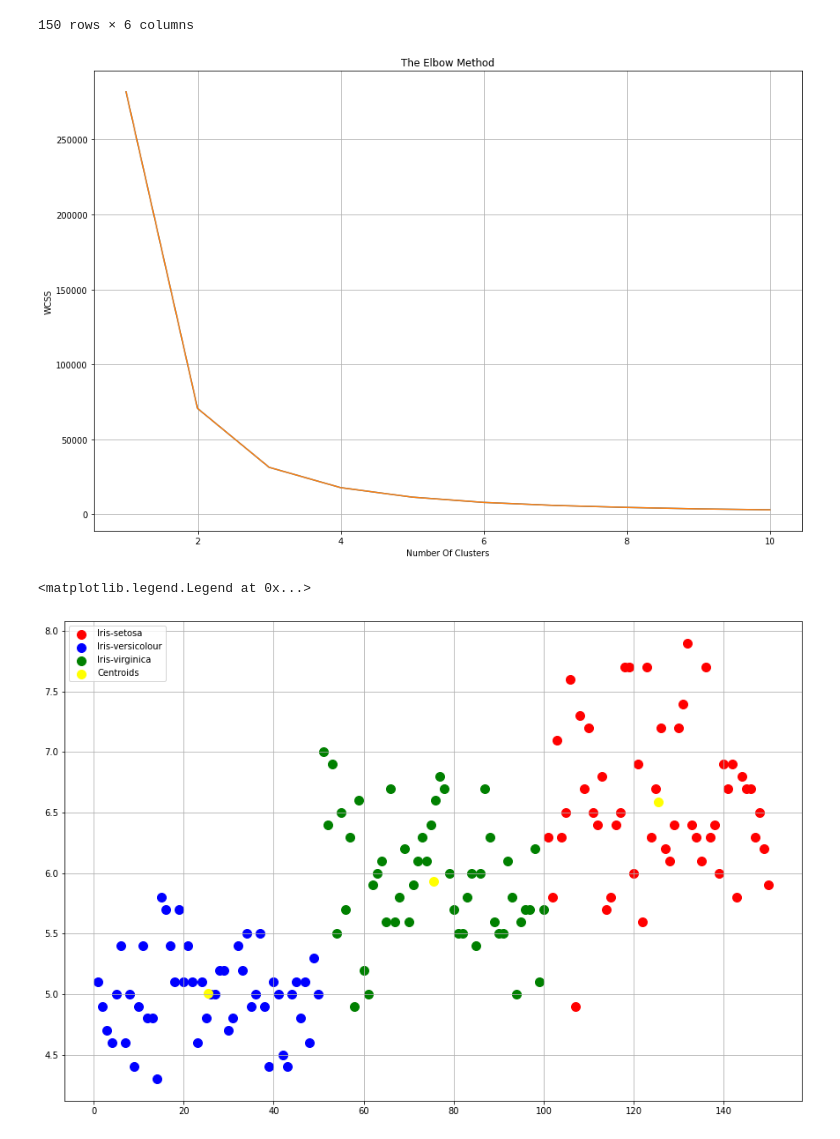
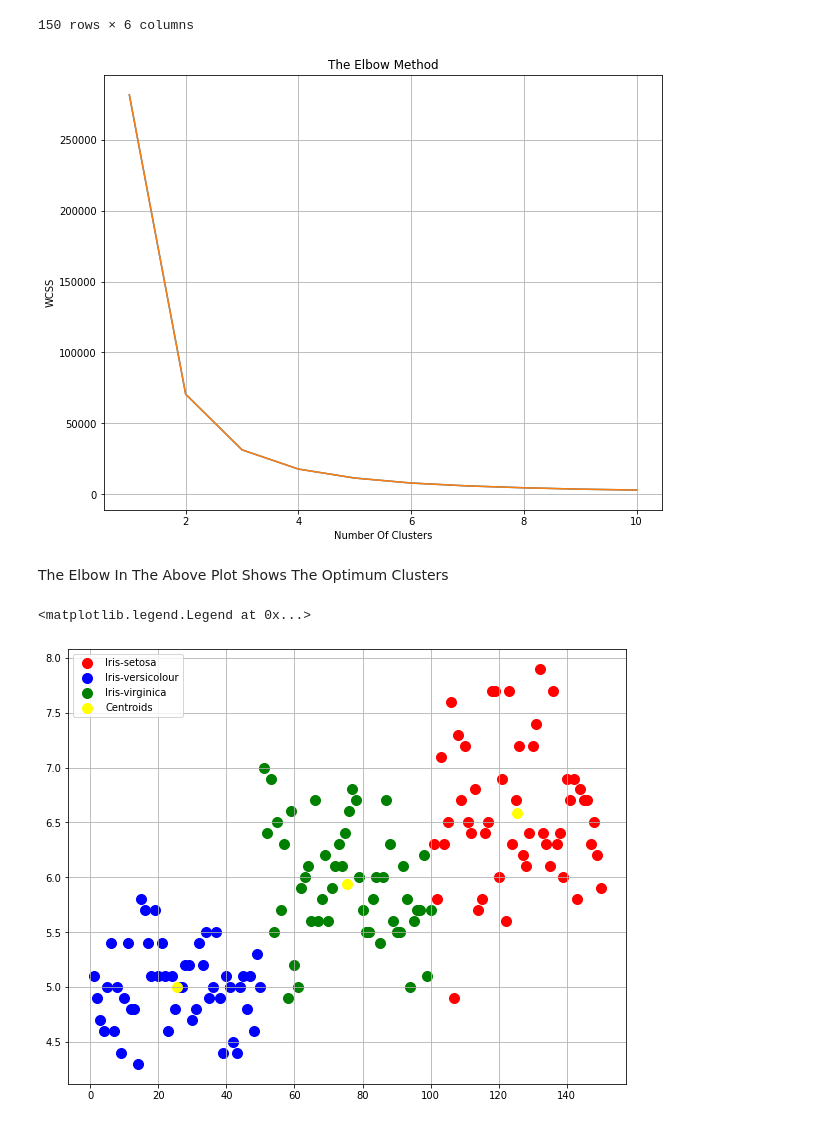
Before and after one commit to SyedHuzaifa007/The-Sparks-Foundation-Task-2, a Jupyter notebook: Iris_Prediction_Unsupervised_ML.ipynb, the cells around one changed output. Drawn from its saved outputs; the diff is of its cells as text; code cells hidden in the pictures.

Commit message:
Update Figure Sizes

```diff
--- a/Iris_Prediction_Unsupervised_ML.ipynb
+++ b/Iris_Prediction_Unsupervised_ML.ipynb
@@ -41,25 +64,27 @@ for i in range(1, 11):
     kmeans.fit(x)
     wcss.append(kmeans.inertia_)
 # %%
-plt.figure(figsize=(15, 10))
+plt.figure(figsize=(10, 8))
 # PLotting The Results On A Line Graph To Observe Elbow
 plt.plot(range(1, 11), wcss)
 plt.title('The Elbow Method')
 plt.xlabel('Number Of Clusters')
 
 # Sum of Squares Within Clusters
 plt.plot(range(1, 11), wcss)
 plt.ylabel('WCSS')
 plt.grid()
 plt.show()
 # %% [output]
-[figure, old version]
+[figure, new version]
+# %% [markdown]
+The Elbow In The Above Plot Shows The Optimum Clusters
 # %%
 # Applying K-Means Algorithm And Creating K-Means Classifier
 kmeans = KMeans(n_clusters = 3, init = 'k-means++',  max_iter = 300, n_init = 10, random_state = 0)
 y_kmeans = kmeans.fit_predict(x)
 # %%
-plt.figure(figsize=(15, 10))
+plt.figure(figsize=(10, 8))
 # Visualising The Clusters (On The First Two Columns)
 plt.scatter(x[y_kmeans == 0, 0], x[y_kmeans == 0, 1], s = 100, c = 'red', label = 'Iris-setosa')
 plt.scatter(x[y_kmeans == 1, 0], x[y_kmeans == 1, 1], s = 100, c = 'blue', label = 'Iris-versicolour')
@@ -71,4 +96,4 @@ plt.grid()
 plt.legend()
 # %% [output]
 <matplotlib.legend.Legend at 0x...>
-[figure, old version]
+[figure, new version]
```
Also changed, not shown: parts of 4 cells of this notebook.
